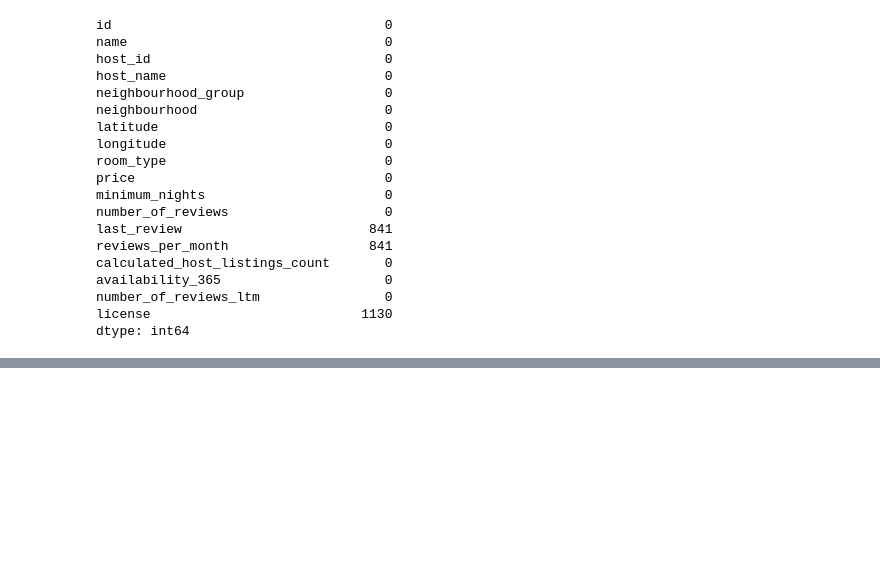
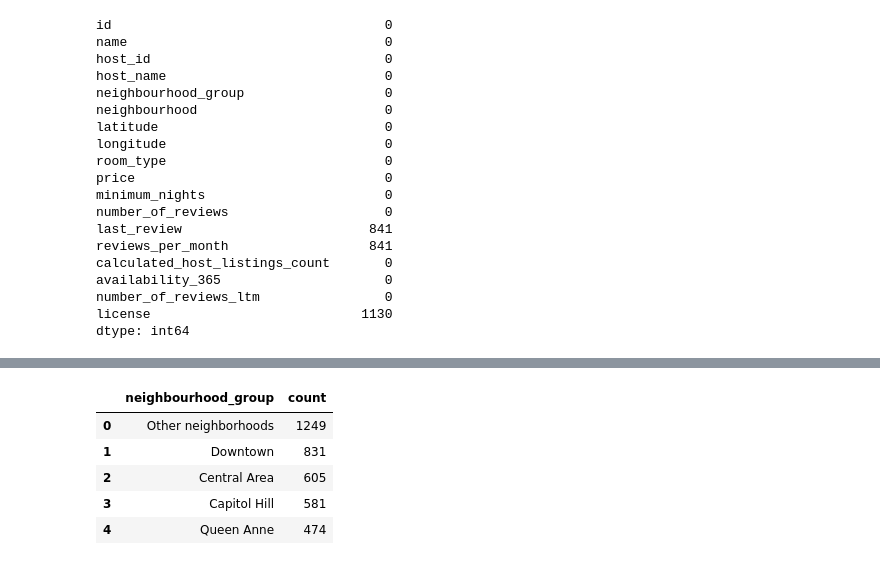
Before and after one commit to sagarbarge/Seattle-Airbnb-Open-Data-, a Jupyter notebook: Seattle Airbnb Open Data - SQL Project.ipynb, the cells around one changed output, grey strips where cells are left out. Cells and saved outputs as stored; diff of their text form; code cells hidden in the pictures; blank space fills up the shorter version.

```diff
--- a/Seattle Airbnb Open Data - SQL Project.ipynb
+++ b/Seattle Airbnb Open Data - SQL Project.ipynb
@@ -157,0 +224,9 @@ dtype: int64
+# %%
+df_nbr.head()
+# %% [output]
+|  | neighbourhood_group | count |
+| 0 | Other neighborhoods | 1249 |
+| 1 | Downtown | 831 |
+| 2 | Central Area | 605 |
+| 3 | Capitol Hill | 581 |
+| 4 | Queen Anne | 474 |
```
Also changed, not shown: parts of 10 cells of this notebook.
